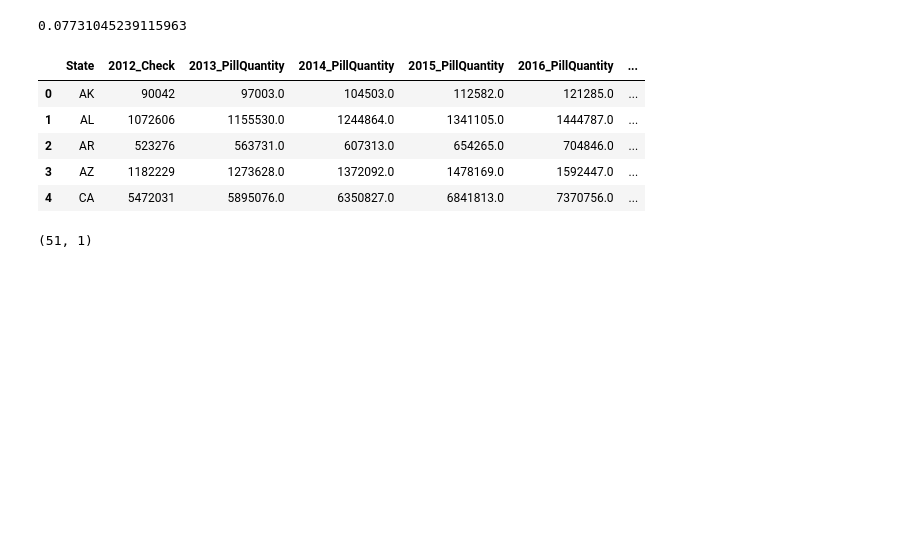
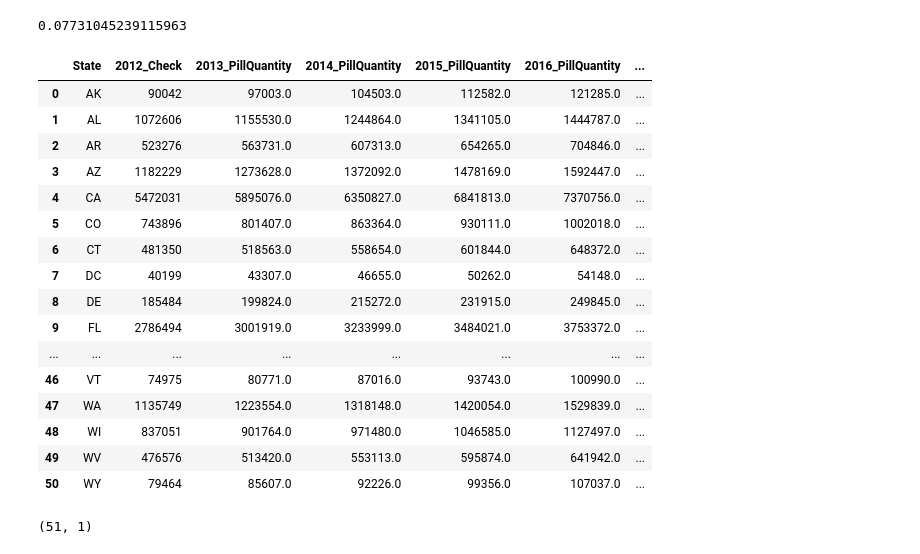
Before and after one commit to amberlbillings/FinalProject, a Jupyter notebook: Stephanie/StephMachineLearning.ipynb, the cells around one changed output. Saved outputs shown, nothing was run; the diff lists cells and outputs as text; code cells hidden in the pictures; blank space fills up the shorter version.

```diff
--- a/Stephanie/StephMachineLearning.ipynb
+++ b/Stephanie/StephMachineLearning.ipynb
@@ -384,13 +379,24 @@ FutureQuantity = pd.DataFrame({"State":OD2012["Buyer_State"], "2012_Check": OD20
 # %%
 FutureQuantity = FutureQuantity.round()
-FutureQuantity.head()
+FutureQuantity
 # %% [output]
 |  | State | 2012_Check | 2013_PillQuantity | 2014_PillQuantity | 2015_PillQuantity | 2016_PillQuantity | ... |
 | 0 | AK | 90042 | 97003.0 | 104503.0 | 112582.0 | 121285.0 | ... |
 | 1 | AL | 1072606 | 1155530.0 | 1244864.0 | 1341105.0 | 1444787.0 | ... |
 | 2 | AR | 523276 | 563731.0 | 607313.0 | 654265.0 | 704846.0 | ... |
 | 3 | AZ | 1182229 | 1273628.0 | 1372092.0 | 1478169.0 | 1592447.0 | ... |
 | 4 | CA | 5472031 | 5895076.0 | 6350827.0 | 6841813.0 | 7370756.0 | ... |
+| 5 | CO | 743896 | 801407.0 | 863364.0 | 930111.0 | 1002018.0 | ... |
+| 6 | CT | 481350 | 518563.0 | 558654.0 | 601844.0 | 648372.0 | ... |
+| 7 | DC | 40199 | 43307.0 | 46655.0 | 50262.0 | 54148.0 | ... |
+| 8 | DE | 185484 | 199824.0 | 215272.0 | 231915.0 | 249845.0 | ... |
+| 9 | FL | 2786494 | 3001919.0 | 3233999.0 | 3484021.0 | 3753372.0 | ... |
+| ... | ... | ... | ... | ... | ... | ... | ... |
+| 46 | VT | 74975 | 80771.0 | 87016.0 | 93743.0 | 100990.0 | ... |
+| 47 | WA | 1135749 | 1223554.0 | 1318148.0 | 1420054.0 | 1529839.0 | ... |
+| 48 | WI | 837051 | 901764.0 | 971480.0 | 1046585.0 | 1127497.0 | ... |
+| 49 | WV | 476576 | 513420.0 | 553113.0 | 595874.0 | 641942.0 | ... |
+| 50 | WY | 79464 | 85607.0 | 92226.0 | 99356.0 | 107037.0 | ... |
 # %%
 X_2020 = FutureQuantity.PillQuantity2020.values.reshape(-1, 1)
 X_2020.shape
```
Also changed, not shown: parts of 9 cells of this notebook.
